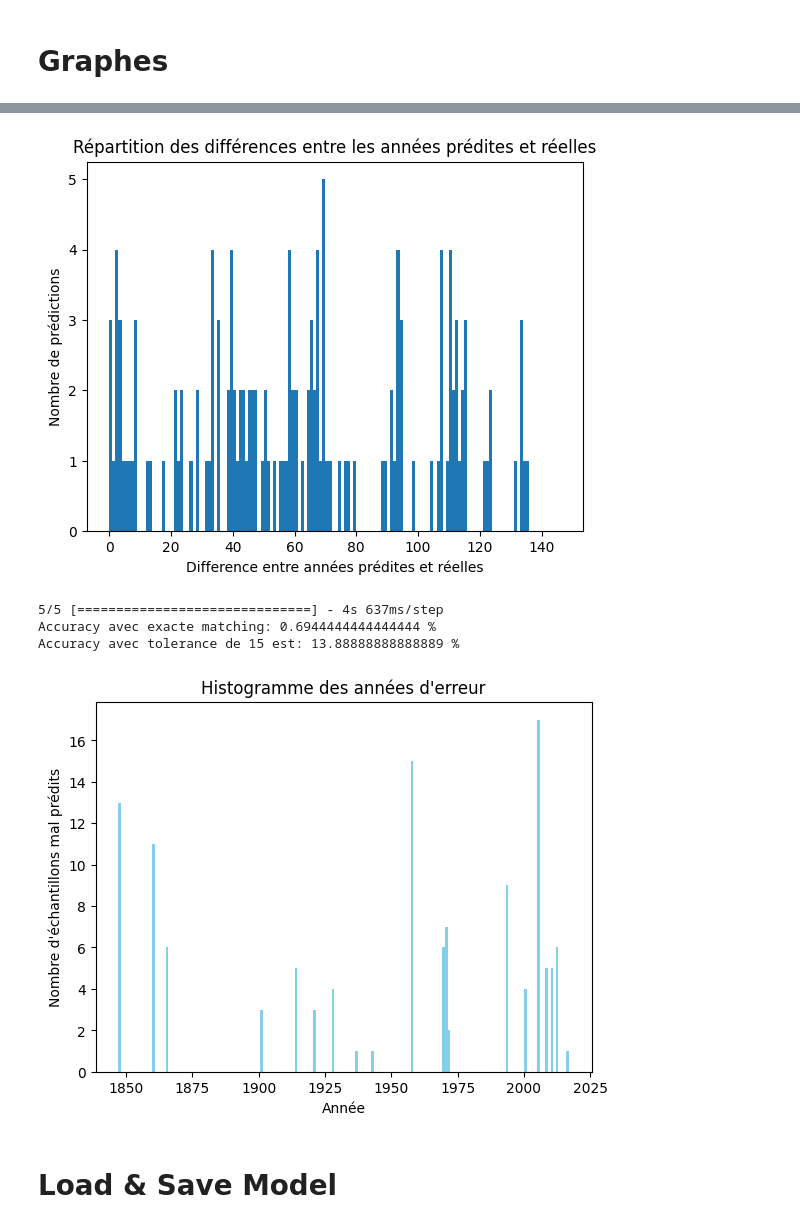
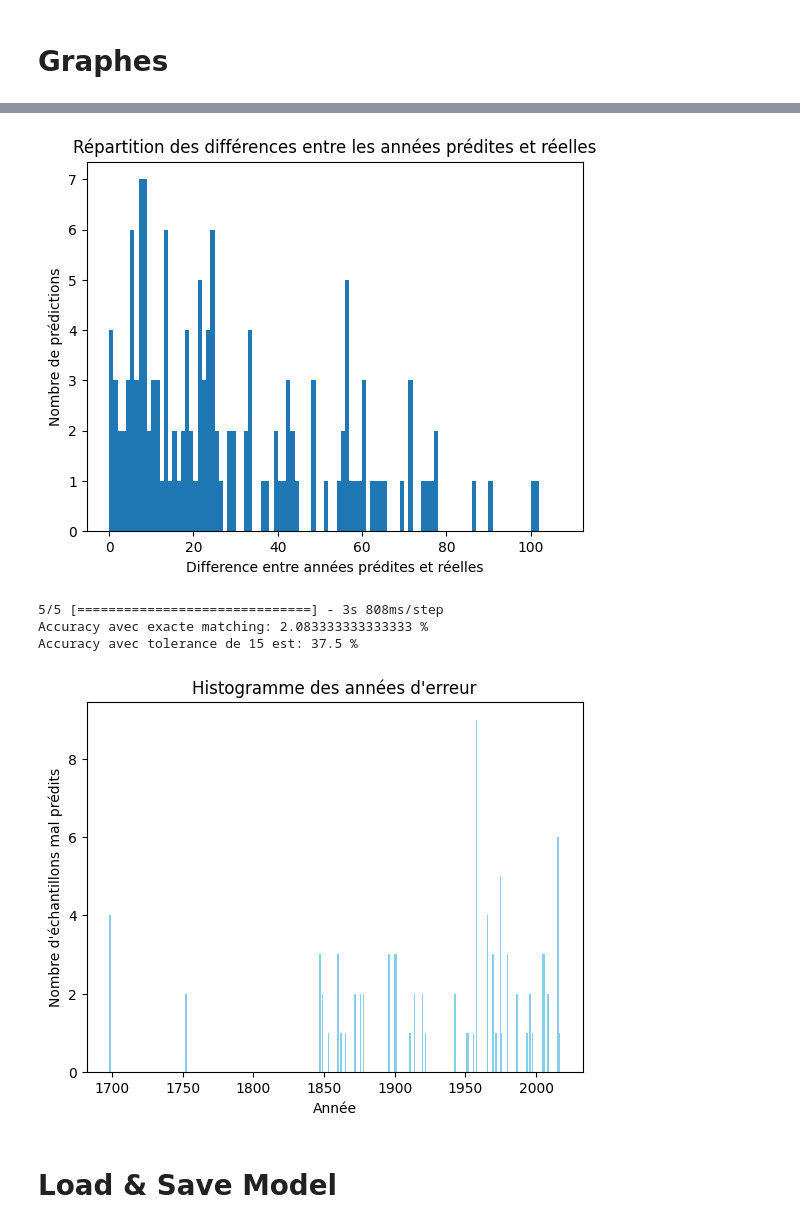
Before and after one commit to dorianGT/Text-Datation-With-CNN, a Jupyter notebook: TER.ipynb, the cells around one changed output, grey strips where cells are left out. Drawn from its saved outputs; the diff is of its cells as text; code cells hidden in the pictures.

```diff
--- a/TER.ipynb
+++ b/TER.ipynb
@@ -380,4 +440,4 @@ y_val = np.load("Data/y_split_val.npy", allow_pickle=True)
 ### Test Data
 # %%
 # Transformation de chaque texte dans X_test en une séquence d'entiers
-sequences_test = tokenizer.tokenize(X_test)
+sequences_testA,sequences_testB = tokenizer.tokenize(X_test)
@@ -400,6 +480,6 @@ np.save("Data/y_split_test",y_test)
 # %%
-data_test = np.load("Data/data_split_test.npy", allow_pickle=True)
-y_test = np.load("Data/y_split_test.npy", allow_pickle=True)
+# data_test = np.load("Data/data_split_test.npy", allow_pickle=True)
+# y_test = np.load("Data/y_split_test.npy", allow_pickle=True)
 # %% [markdown]
 ### Affichage informations
 # %%
@@ -457,19 +582,21 @@ def archi(model_params,input_shape):
 # %% [markdown]
 ### Un seul
 # %%
-utils.set_random_seed(1)
+utils.set_random_seed(420)
 
-model_params = {'embedding_dim': embedding_dim,
+model_params = {'embedding_dim': 15,
                 'count_conv1D':1,
                 'conv1D_1_filters': 64,
-                'conv1D_1_kernel': 101,
+                'conv1D_1_kernel': 9,
                 'pool_size':2,
                 'dense_units': 32,
                 'dropout':0.4 }
 
 # Création du modèle en utilisant l'architecture spécifiée
 input_shape = (max_len, embedding_dim+word_param_number)
-model = archi(model_params,input_shape)
+#model = archi(model_params,input_shape)
+model = define_multi_model(max_len, token_number)
+
 
 # Compilation du modèle avec l'optimiseur Adam, la fonction de perte 'mse' et la métrique 'mae'
 model.compile(optimizer='adam', loss='mean_squared_error', metrics=['mae'])
@@ -482,16 +609,20 @@ early_stopping = EarlyStopping(monitor='loss', patience=3)
 # Création du callback EarlyStopping pour surveiller la perte de validation
 early_stopping_val = EarlyStopping(monitor='val_loss', patience=3)
 
-with tf.device('/cpu:0'):
-   data_train_tensor = tf.convert_to_tensor(data_train, np.float32)
-   y_train_tensor = tf.convert_to_tensor(y_train, np.float32)
-   data_val_tensor = tf.convert_to_tensor(data_val, np.float32)
-   y_val_tensor = tf.convert_to_tensor(y_val, np.float32)
-   data_test_tensor = tf.convert_to_tensor(data_test, np.float32)
-   y_test_tensor = tf.convert_to_tensor(y_test, np.float32)
+train = [data_trainA,data_trainB]
+val = [data_valA,data_valB]
+test = [data_testA,data_testB]
+
+# with tf.device('/cpu:0'):
+#    data_train_tensor = tf.convert_to_tensor(data_train, np.float32)
+#    y_train_tensor = tf.convert_to_tensor(y_train, np.float32)
+#    data_val_tensor = tf.convert_to_tensor(data_val, np.float32)
+#    y_val_tensor = tf.convert_to_tensor(y_val, np.float32)
+#    data_test_tensor = tf.convert_to_tensor(data_test, np.float32)
+#    y_test_tensor = tf.convert_to_tensor(y_test, np.float32)
 
 # Entraînement du modèle avec les données d'entraînement et de validation, en utilisant EarlyStopping pour éviter le surapprentissage
-history = model.fit(data_train_tensor, y_train_tensor, epochs=200, batch_size=64, validation_data=(data_val_tensor, y_val_tensor), callbacks=[early_stopping, early_stopping_val])
+history = model.fit(train, y_train, epochs=200, batch_size=64, validation_data=(val, y_val), callbacks=[early_stopping, early_stopping_val])
 
 # L'historique de l'entraînement
 history.history
@@ -562,5 +690,5 @@ Evaluation on Validation Data:
 # %%
-y_pred = model.predict(data_test_tensor)
+y_pred = model.predict(test)
 
 error_samples = []
 tolerance = 15
@@ -703,7 +834,7 @@ plt.legend(['Train', 'Validation'], loc='upper right')
 plt.show()
 
 #Calcul de la différence entre les années prédites et les années réelles
-y_pred = model.predict(data_test)
+y_pred = model.predict(test)
 diff = np.abs(y_test - y_pred.flatten())
 
 #le dernier bin
@@ -718,7 +849,7 @@ plt.show()
 
 
 #-----------------------------------voir quelle année est la plus dure----------------------------------#
-y_pred = model.predict(data_test)
+y_pred = model.predict(test)
 error_samples = []
 exact_matches_count = 0
 
@@ -762,8 +893,8 @@ plt.show()
-[figure, old version]
+[figure, new version]
-5/5 [==============================] - 4s 637ms/step
-Accuracy avec exacte matching: 0.6944444444444444 %
-Accuracy avec tolerance de 15 est: 13.88888888888889 %
+5/5 [==============================] - 3s 808ms/step
+Accuracy avec exacte matching: 2.083333333333333 %
+Accuracy avec tolerance de 15 est: 37.5 %
-[figure, old version]
+[figure, new version]
 # %% [markdown]
 # Load & Save Model
 # %%
```
Also changed, not shown: parts of 33 cells of this notebook.
